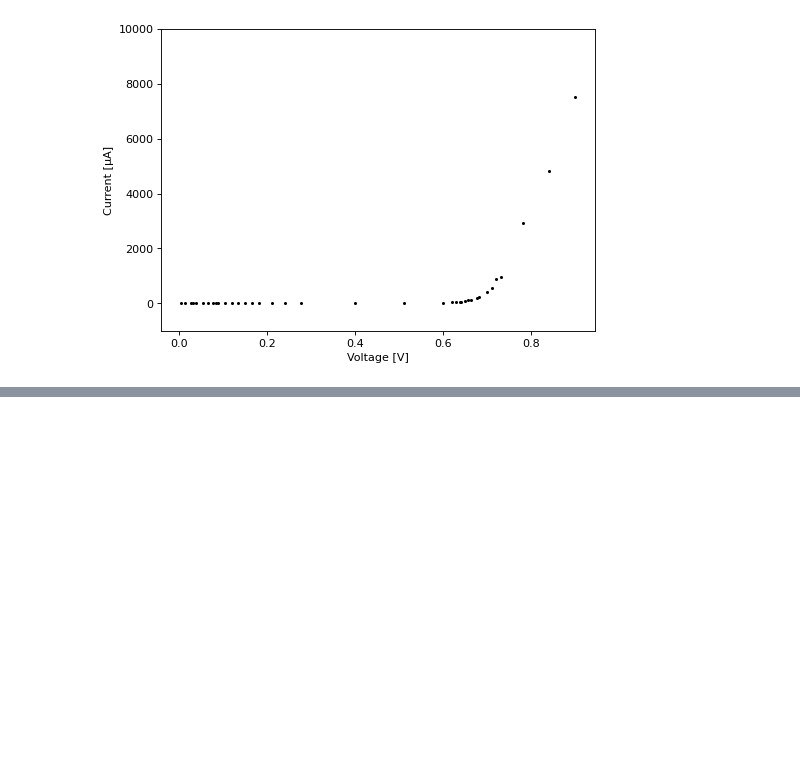
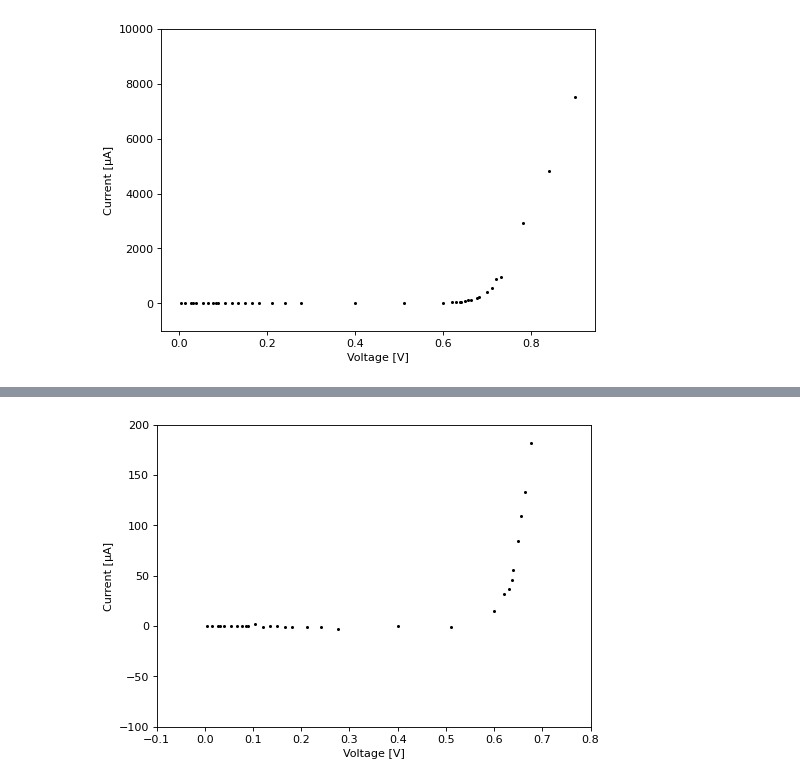
Before and after one commit to massanf/3Sexperiment, a Jupyter notebook: A1/graph/A1_pn.ipynb, the cells around one changed output, grey strips where cells are left out. Saved outputs shown, nothing was run; the diff lists cells and outputs as text; code cells hidden in the pictures; blank space fills up the shorter version.

```diff
--- a/A1/graph/A1_pn.ipynb
+++ b/A1/graph/A1_pn.ipynb
@@ -77,0 +115,39 @@ print(slope)
+# %%
+import matplotlib.pyplot as plt
+import numpy as np
+import math
+
+plt.figure(figsize=(7, 5), dpi=80)
+
+with open("data_pn_a_normal.csv") as f:
+    rawdata = f.readlines()
+
+th_v = [i/100 for i in range (0, 90)]
+v_t = 0.026
+i_s = 0.001
+th_i = [i_s * (np.exp(i/(2*v_t)) - 1) for i in th_v]
+
+v = []
+i = []
+v_ir = []
+
+for k in range (1, len(rawdata)):
+    v.append(float(rawdata[k].split(",")[0]))
+    i.append(float(rawdata[k].split(",")[1]))
+    v_ir.append(float(rawdata[k].split(",")[3]))
+
+i_corrected = []
+for k in range (0, len(v)):
+    i_corrected.append((i[k]*(10**-6)-(v[k]/(v_ir[k]*1000)))*(10**6))
+
+plt.scatter(v,i_corrected, s=3, c="black")
+
+#plt.plot(th_v,th_i)
+plt.xlabel("Voltage [V]")
+plt.ylabel("Current [μA]")
+plt.xlim(-0.1,0.8)
+plt.ylim(-100,200)
+#plt.yscale("log")
+plt.savefig("figures/data_pn_a_normal_big_good.png")
+# %% [output]
+[figure, added]
```
Also changed, not shown: parts of 3 cells of this notebook, 1 other file.
